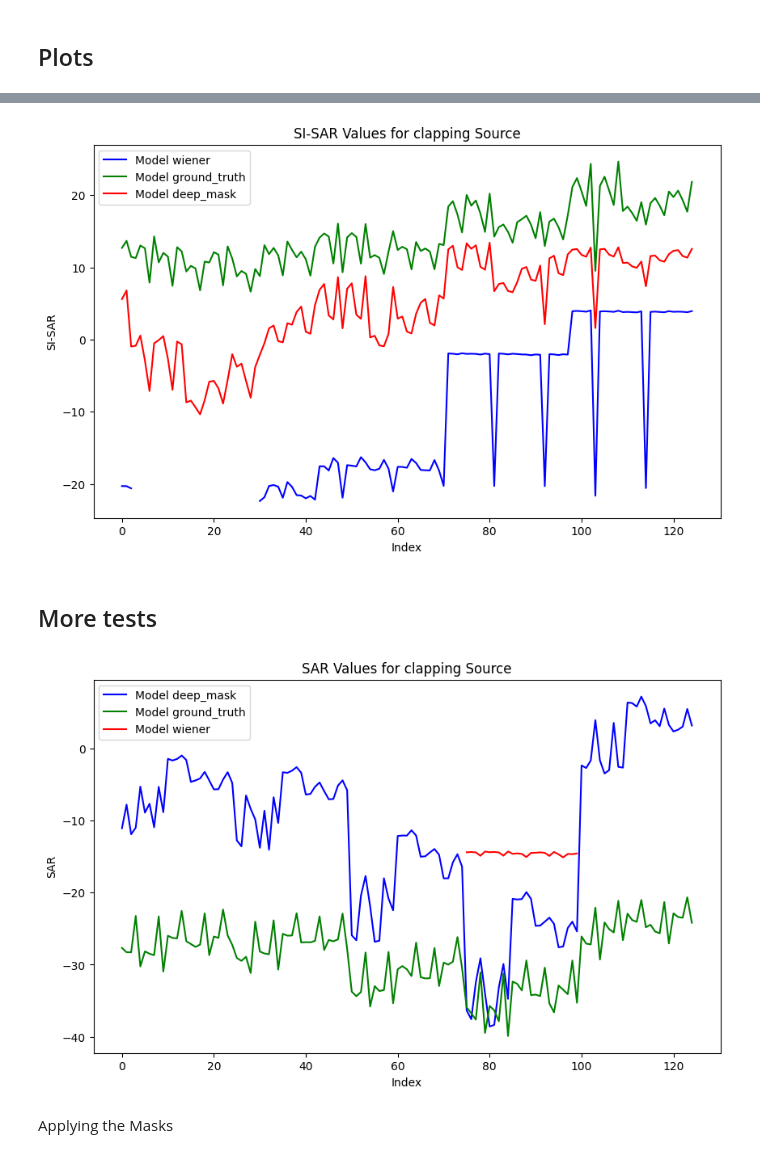
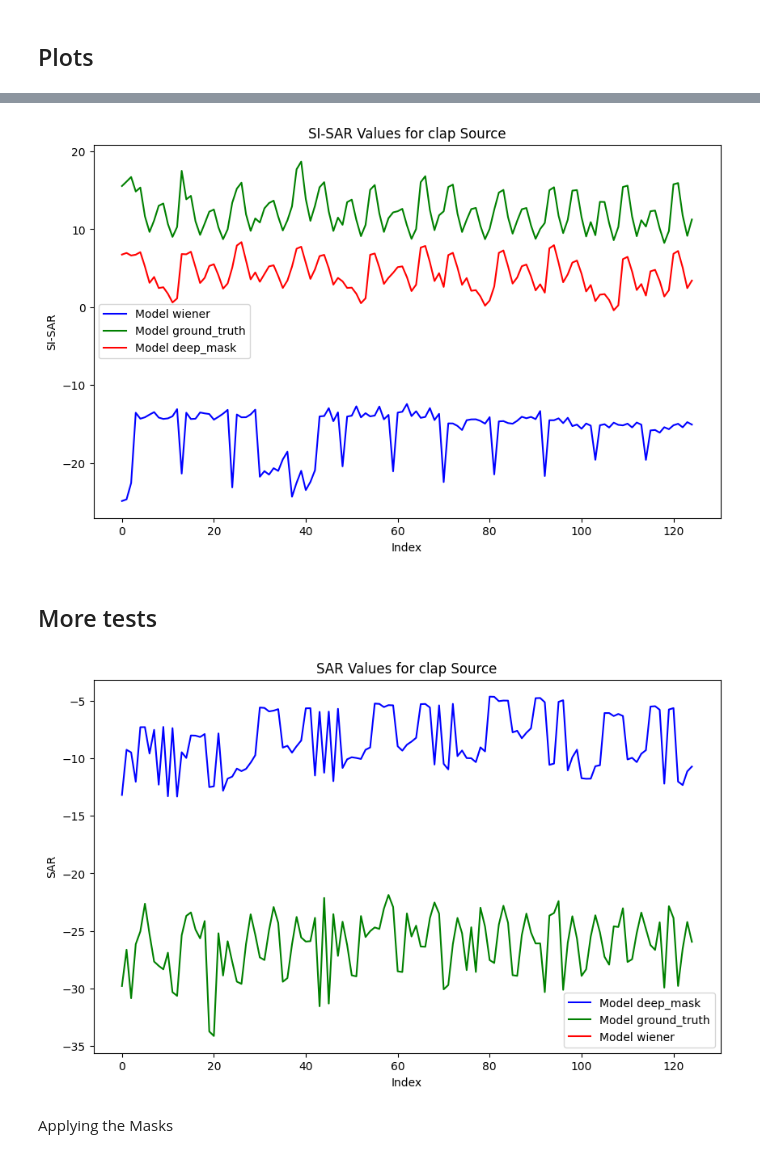
Before and after one commit to Elisheva-Shiri/Sorona_wav, a Jupyter notebook: 3_evaluation.ipynb, the cells around one changed output, grey strips where cells are left out. Drawn from its saved outputs; the diff is of its cells as text; code cells hidden in the pictures.

```diff
--- a/3_evaluation.ipynb
+++ b/3_evaluation.ipynb
@@ -698,9 +706,9 @@ def output_nussl_graph(analysis_dict, lable, metric):
     plt.legend()
 # %%
 anlysis_dict = {"wiener": df_wiener, "ground_truth": df_ground_truth, "deep_mask": df_deep_mask}
-output_nussl_graph(anlysis_dict, "clapping", "SI-SAR")
+output_nussl_graph(anlysis_dict, "clap", "SI-SAR")
 # %% [output]
-[figure, old version]
+[figure, new version]
 # %% [markdown]
 ## More tests
 # %%
@@ -751,9 +759,9 @@ def output_sorona_graph(analysis_list, lable, metric):
     plt.legend()
 # %%
 analysis_list = [deep_mask_analysis, ground_truth_analysis, wiener_analysis]
-output_sorona_graph(analysis_list, "clapping", "SAR")
+output_sorona_graph(analysis_list, "clap", "SAR")
 # %% [output]
-[figure, old version]
+[figure, new version]
 # %%
 # end_time = time.time()
 # time_taken = end_time - start_time
```
Also changed, not shown: parts of 13 cells of this notebook, 2 other files.
